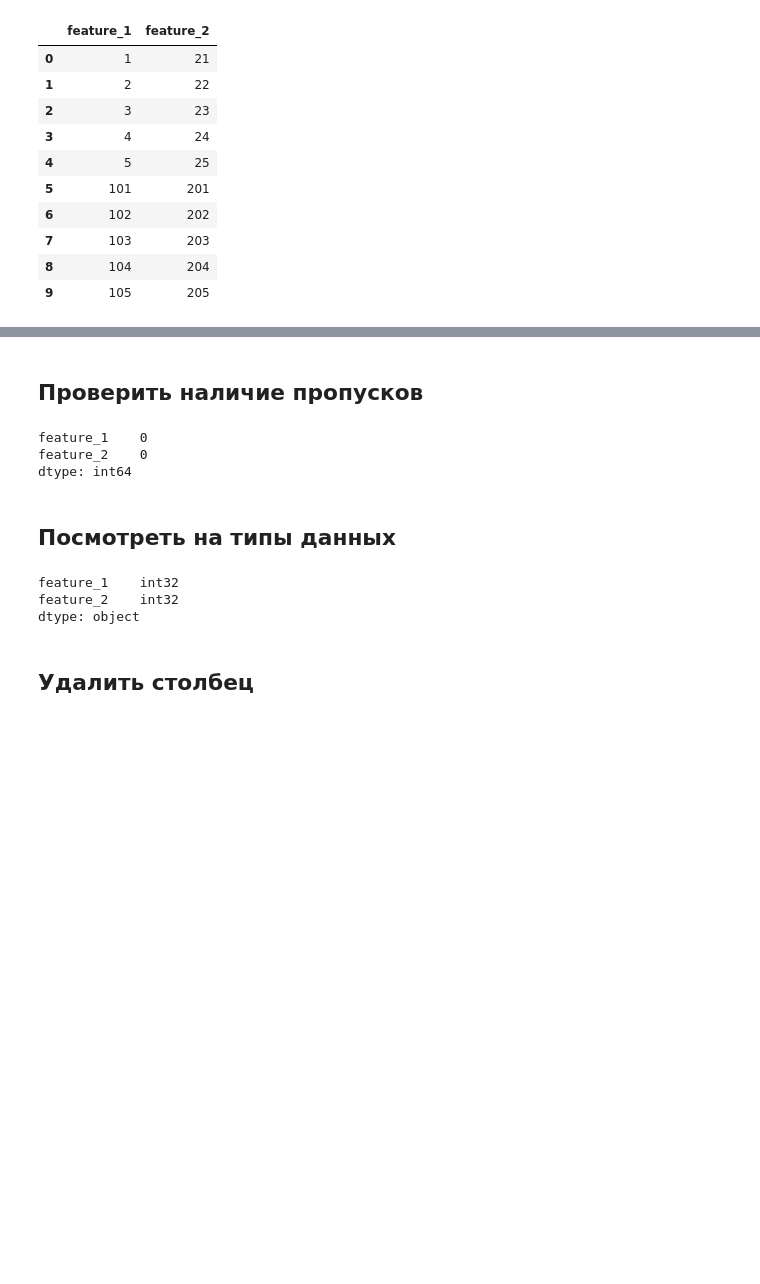
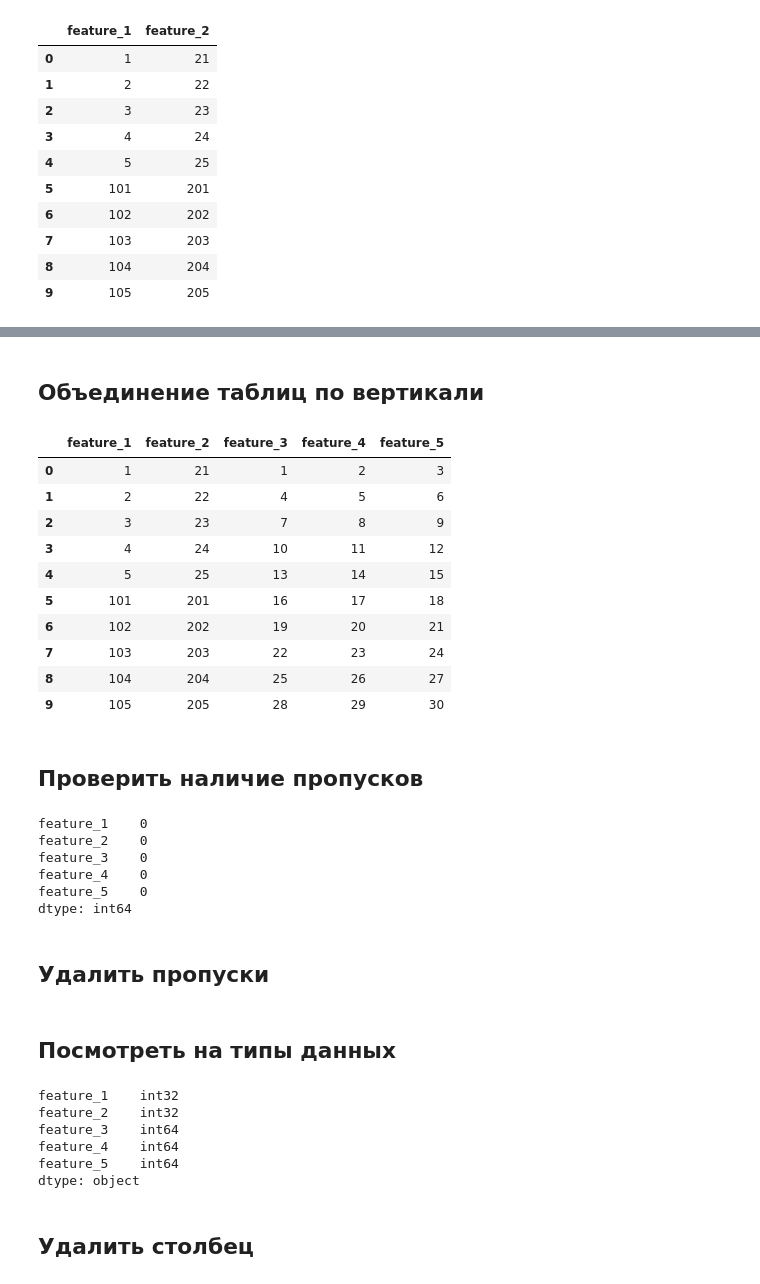
Before and after one commit to experiment0/data_science_helpers, a Jupyter notebook: articles/create_dataframe.ipynb, the cells around one changed output, grey strips where cells are left out. Cells and saved outputs as stored; diff of their text form; code cells hidden in the pictures; blank space fills up the shorter version.

```diff
--- a/articles/create_dataframe.ipynb
+++ b/articles/create_dataframe.ipynb
@@ -51,8 +83,31 @@ dataframe_3
+# %% [markdown]
+## Объединение таблиц по вертикали
+# %%
+# Объединяем таблицы по вертикальной оси
+dataframe_5 = pd.concat([dataframe_3, dataframe_4], axis=1)
+dataframe_5
+# %% [output]
+|  | feature_1 | feature_2 | feature_3 | feature_4 | feature_5 |
+| 0 | 1 | 21 | 1 | 2 | 3 |
+| 1 | 2 | 22 | 4 | 5 | 6 |
+| 2 | 3 | 23 | 7 | 8 | 9 |
+| 3 | 4 | 24 | 10 | 11 | 12 |
+| 4 | 5 | 25 | 13 | 14 | 15 |
+| 5 | 101 | 201 | 16 | 17 | 18 |
+| 6 | 102 | 202 | 19 | 20 | 21 |
+| 7 | 103 | 203 | 22 | 23 | 24 |
+| 8 | 104 | 204 | 25 | 26 | 27 |
+| 9 | 105 | 205 | 28 | 29 | 30 |
 # %% [markdown]
 ## Проверить наличие пропусков
 # %%
-display(dataframe_3.isnull().sum())
+display(dataframe_5.isnull().sum())
 # %% [output]
 feature_1    0
 feature_2    0
+feature_3    0
+feature_4    0
+feature_5    0
 dtype: int64
+# %% [markdown]
+## Удалить пропуски
@@ -59,10 +116,13 @@ dtype: int64
 # %% [markdown]
 ## Посмотреть на типы данных
 # %%
-display(dataframe_3.dtypes)
+display(dataframe_5.dtypes)
 # %% [output]
 feature_1    int32
 feature_2    int32
+feature_3    int64
+feature_4    int64
+feature_5    int64
 dtype: object
 # %% [markdown]
 ## Удалить столбец
```
Also changed, not shown: parts of 7 cells of this notebook, 4 other files.
